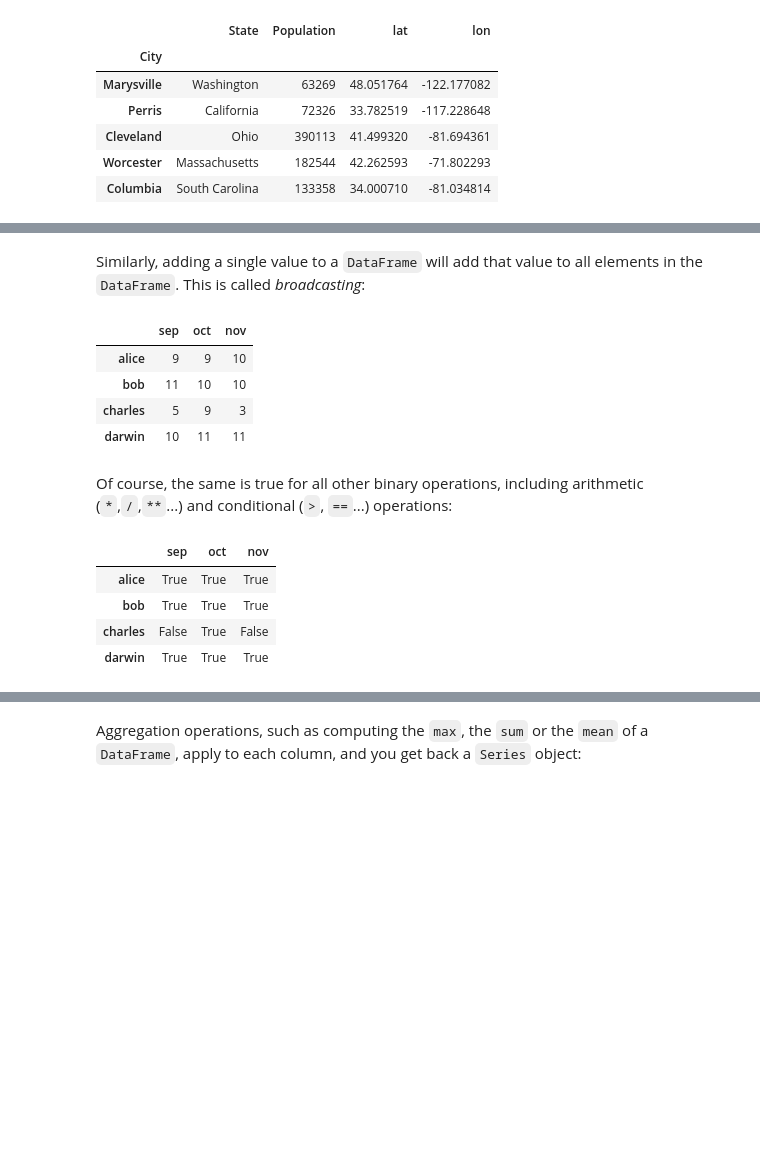
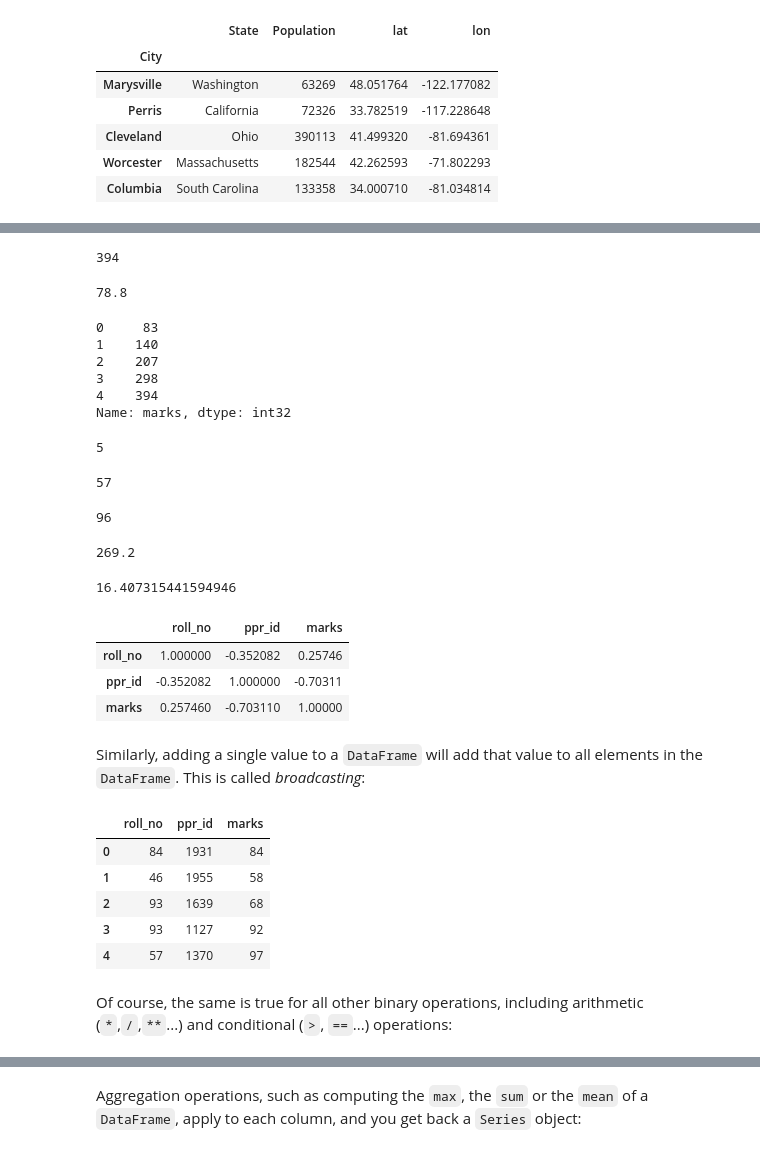
Before and after one commit to dev-SR/machine-learning, a Jupyter notebook: 01pandas/pandas.ipynb, the cells around one changed output, grey strips where cells are left out. Saved outputs shown, nothing was run; the diff lists cells and outputs as text; code cells hidden in the pictures; blank space fills up the shorter version.

```diff
--- a/01pandas/pandas.ipynb
+++ b/01pandas/pandas.ipynb
@@ -1192,0 +1172,8 @@ np.sqrt(grades)
+# %%
+data = {
+	'roll_no': np.random.randint(1, 100, size=5),
+	'ppr_id': np.random.randint(1000, 2000, size=5),
+	'marks': np.random.randint(50, 100, size=5)
+}
+df = pd.DataFrame(data)
+df
@@ -1193,20 +1187,57 @@ np.sqrt(grades)
+# %%
+df['marks'].sum()
+# %% [output]
+394
+# %%
+df['marks'].mean()
+# %% [output]
+78.8
+# %%
+df['marks'].cumsum()
+# %% [output]
+0     83
+1    140
+2    207
+3    298
+4    394
+Name: marks, dtype: int32
+# %%
+df['roll_no'].count()
+# %% [output]
+5
+# %%
+df['marks'].min()
+# %% [output]
+57
+# %%
+df['marks'].max()
+# %% [output]
+96
+# %%
+df['marks'].var()
+# %% [output]
+269.2
+# %%
+df['marks'].std()
+# %% [output]
+16.407315441594946
+# %%
+df.corr()
+# %% [output]
+|  | roll_no | ppr_id | marks |
+| roll_no | 1.000000 | -0.352082 | 0.25746 |
+| ppr_id | -0.352082 | 1.000000 | -0.70311 |
+| marks | 0.257460 | -0.703110 | 1.00000 |
 # %% [markdown]
 Similarly, adding a single value to a `DataFrame` will add that value to all elements in the `DataFrame`. This is called *broadcasting*:
 # %%
-grades + 1
+df + 1
 # %% [output]
-|  | sep | oct | nov |
-| alice | 9 | 9 | 10 |
-| bob | 11 | 10 | 10 |
-| charles | 5 | 9 | 3 |
-| darwin | 10 | 11 | 11 |
+|  | roll_no | ppr_id | marks |
+| 0 | 84 | 1931 | 84 |
+| 1 | 46 | 1955 | 58 |
+| 2 | 93 | 1639 | 68 |
+| 3 | 93 | 1127 | 92 |
+| 4 | 57 | 1370 | 97 |
 # %% [markdown]
 Of course, the same is true for all other binary operations, including arithmetic (`*`,`/`,`**`...) and conditional (`>`, `==`...) operations:
-# %%
-grades >= 5
-# %% [output]
-|  | sep | oct | nov |
-| alice | True | True | True |
-| bob | True | True | True |
-| charles | False | True | False |
-| darwin | True | True | True |
```
Also changed, not shown: parts of 16 cells of this notebook, 1 other file.
